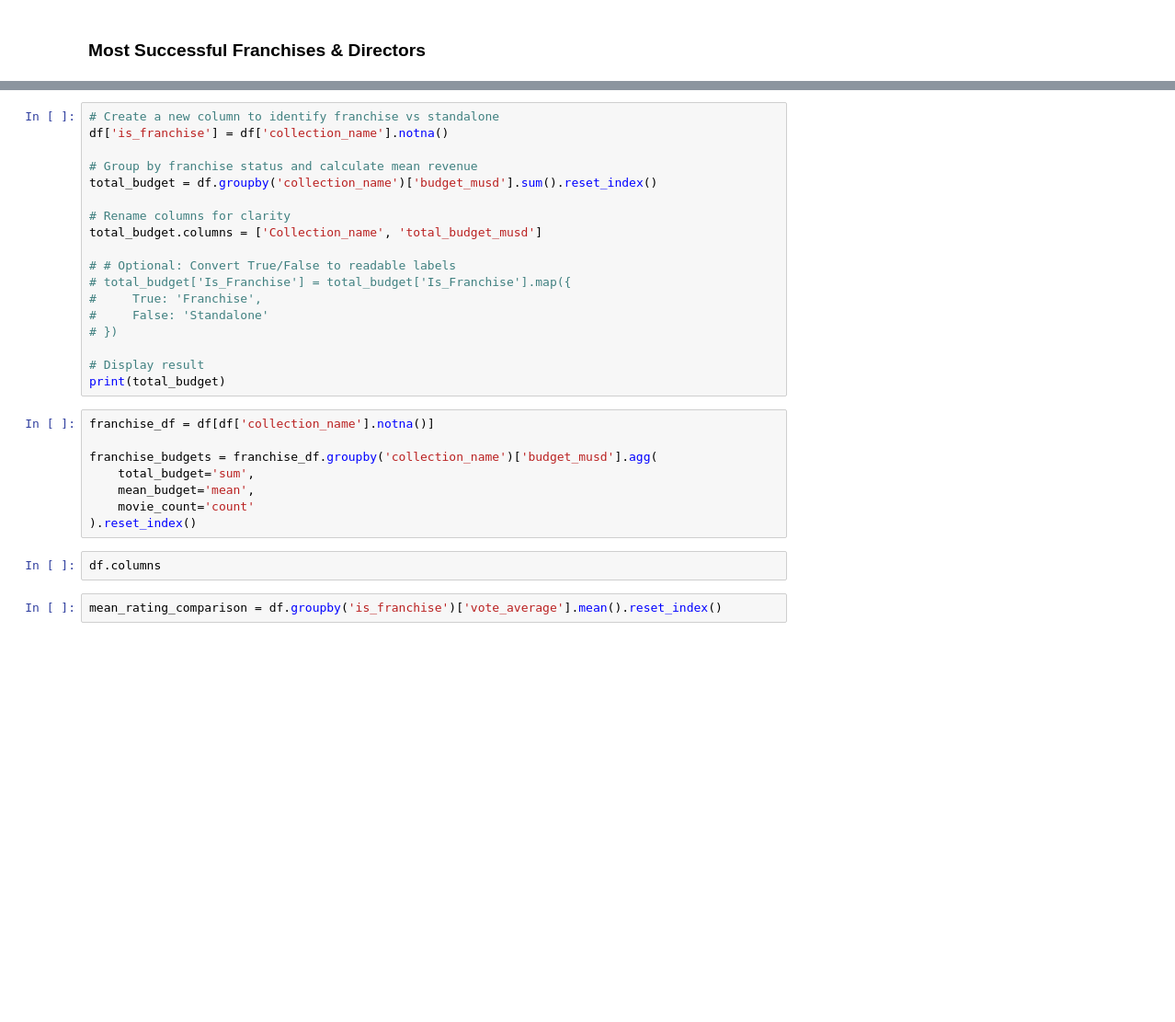
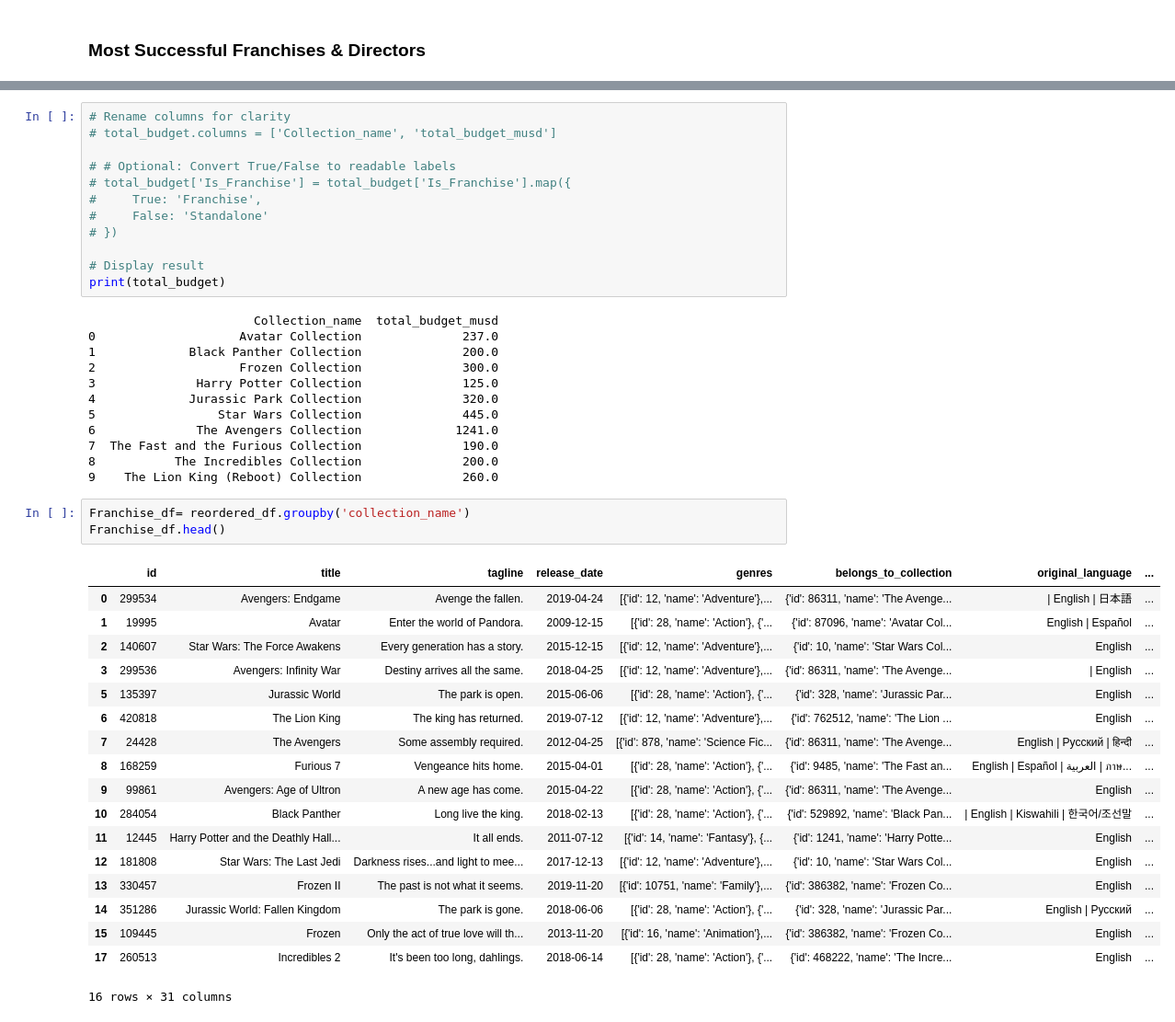
Before and after one commit to kgyauAmtch/Amtch_Personal_Projects, a Jupyter notebook: Project1/notebooks/data_cleaning.ipynb, the cells around one changed output, grey strips where cells are left out. Shown: that part at 92% size. Drawn from its saved outputs; the diff is of its cells as text; blank space fills up the shorter version.

Commit message:
Most Successful Franchises & Directors

```diff
--- a/Project1/notebooks/data_cleaning.ipynb
+++ b/Project1/notebooks/data_cleaning.ipynb
@@ -963,12 +983,6 @@ print('Most successful franchise is', franchise_counts.idxmax(),'with',franchise
 # %%
-# Create a new column to identify franchise vs standalone
-df['is_franchise'] = df['collection_name'].notna()
-
-# Group by franchise status and calculate mean revenue
-total_budget = df.groupby('collection_name')['budget_musd'].sum().reset_index()
-
 # Rename columns for clarity
-total_budget.columns = ['Collection_name', 'total_budget_musd']
+# total_budget.columns = ['Collection_name', 'total_budget_musd']
 
 # # Optional: Convert True/False to readable labels
 # total_budget['Is_Franchise'] = total_budget['Is_Franchise'].map({
@@ -978,15 +992,37 @@ total_budget.columns = ['Collection_name', 'total_budget_musd']
 
 # Display result
 print(total_budget)
+# %% [output]
+                       Collection_name  total_budget_musd
+0                    Avatar Collection              237.0
+1             Black Panther Collection              200.0
+2                    Frozen Collection              300.0
+3              Harry Potter Collection              125.0
+4             Jurassic Park Collection              320.0
+5                 Star Wars Collection              445.0
+6              The Avengers Collection             1241.0
+7  The Fast and the Furious Collection              190.0
+8           The Incredibles Collection              200.0
+9    The Lion King (Reboot) Collection              260.0
-# %%
-franchise_df = df[df['collection_name'].notna()]
-
-franchise_budgets = franchise_df.groupby('collection_name')['budget_musd'].agg(
-    total_budget='sum',
-    mean_budget='mean',
-    movie_count='count'
-).reset_index()
-# %%
-df.columns
-# %%
-mean_rating_comparison = df.groupby('is_franchise')['vote_average'].mean().reset_index()
+# %%
+Franchise_df= reordered_df.groupby('collection_name')
+Franchise_df.head()
+# %% [output]
+|  | id | title | tagline | release_date | genres | belongs_to_collection | original_language | ... |
+| 0 | 299534 | Avengers: Endgame | Avenge the fallen. | 2019-04-24 | [{'id': 12, 'name': 'Adventure'},... | {'id': 86311, 'name': 'The Avenge... | | English | 日本語 | ... |
+| 1 | 19995 | Avatar | Enter the world of Pandora. | 2009-12-15 | [{'id': 28, 'name': 'Action'}, {'... | {'id': 87096, 'name': 'Avatar Col... | English | Español | ... |
+| 2 | 140607 | Star Wars: The Force Awakens | Every generation has a story. | 2015-12-15 | [{'id': 12, 'name': 'Adventure'},... | {'id': 10, 'name': 'Star Wars Col... | English | ... |
+| 3 | 299536 | Avengers: Infinity War | Destiny arrives all the same. | 2018-04-25 | [{'id': 12, 'name': 'Adventure'},... | {'id': 86311, 'name': 'The Avenge... | | English | ... |
+| 5 | 135397 | Jurassic World | The park is open. | 2015-06-06 | [{'id': 28, 'name': 'Action'}, {'... | {'id': 328, 'name': 'Jurassic Par... | English | ... |
+| 6 | 420818 | The Lion King | The king has returned. | 2019-07-12 | [{'id': 12, 'name': 'Adventure'},... | {'id': 762512, 'name': 'The Lion ... | English | ... |
+| 7 | 24428 | The Avengers | Some assembly required. | 2012-04-25 | [{'id': 878, 'name': 'Science Fic... | {'id': 86311, 'name': 'The Avenge... | English | Pусский | हिन्दी | ... |
+| 8 | 168259 | Furious 7 | Vengeance hits home. | 2015-04-01 | [{'id': 28, 'name': 'Action'}, {'... | {'id': 9485, 'name': 'The Fast an... | English | Español | العربية | ภาษ... | ... |
+| 9 | 99861 | Avengers: Age of Ultron | A new age has come. | 2015-04-22 | [{'id': 28, 'name': 'Action'}, {'... | {'id': 86311, 'name': 'The Avenge... | English | ... |
+| 10 | 284054 | Black Panther | Long live the king. | 2018-02-13 | [{'id': 28, 'name': 'Action'}, {'... | {'id': 529892, 'name': 'Black Pan... | | English | Kiswahili | 한국어/조선말 | ... |
+| 11 | 12445 | Harry Potter and the Deathly Hall... | It all ends. | 2011-07-12 | [{'id': 14, 'name': 'Fantasy'}, {... | {'id': 1241, 'name': 'Harry Potte... | English | ... |
+| 12 | 181808 | Star Wars: The Last Jedi | Darkness rises...and light to mee... | 2017-12-13 | [{'id': 12, 'name': 'Adventure'},... | {'id': 10, 'name': 'Star Wars Col... | English | ... |
+| 13 | 330457 | Frozen II | The past is not what it seems. | 2019-11-20 | [{'id': 10751, 'name': 'Family'},... | {'id': 386382, 'name': 'Frozen Co... | English | ... |
+| 14 | 351286 | Jurassic World: Fallen Kingdom | The park is gone. | 2018-06-06 | [{'id': 28, 'name': 'Action'}, {'... | {'id': 328, 'name': 'Jurassic Par... | English | Pусский | ... |
+| 15 | 109445 | Frozen | Only the act of true love will th... | 2013-11-20 | [{'id': 16, 'name': 'Animation'},... | {'id': 386382, 'name': 'Frozen Co... | English | ... |
+| 17 | 260513 | Incredibles 2 | It's been too long, dahlings. | 2018-06-14 | [{'id': 28, 'name': 'Action'}, {'... | {'id': 468222, 'name': 'The Incre... | English | ... |
+16 rows × 31 columns
```
Also changed, not shown: parts of 31 cells of this notebook.
